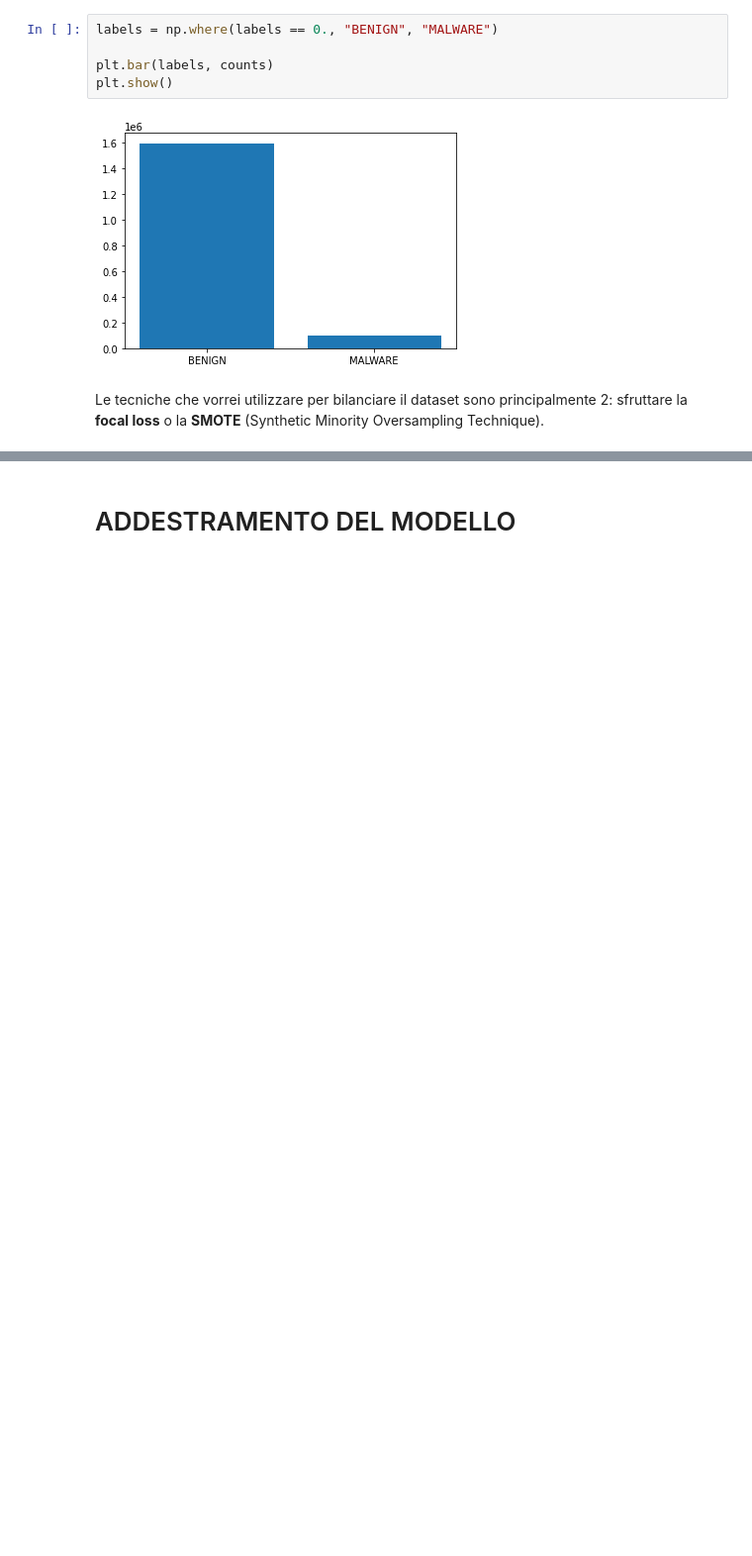
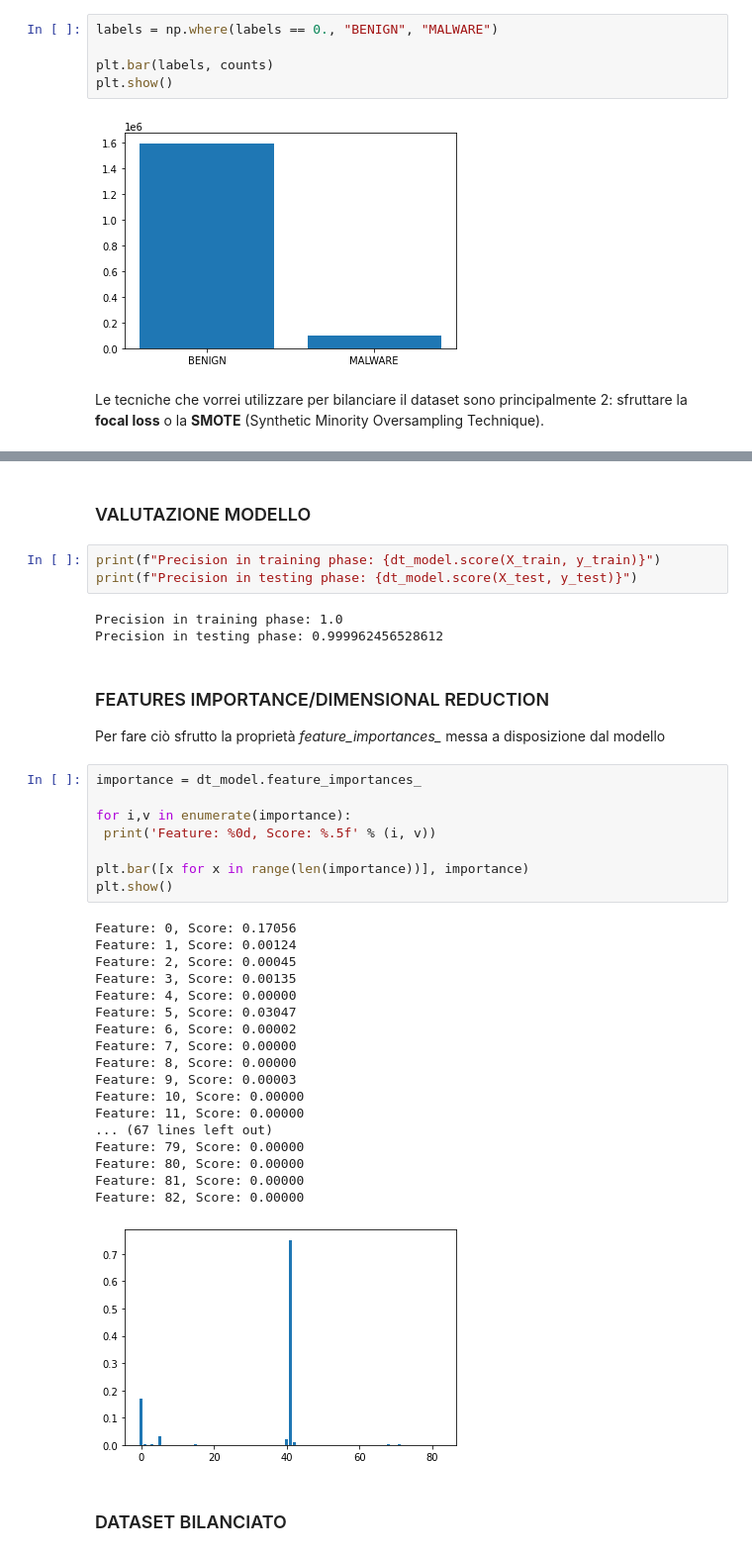
Before and after one commit to denisG99/ransomwareNetworkTrafficDetection, a Jupyter notebook: src/project.ipynb, the cells around one changed output, grey strips where cells are left out. Shown: that part at 99% size. Cells and saved outputs as stored; diff of their text form; blank space fills up the shorter version.

```diff
--- a/src/project.ipynb
+++ b/src/project.ipynb
@@ -356,2 +460,41 @@ Le tecniche che vorrei utilizzare per bilanciare il dataset sono principalmente
 # %% [markdown]
-# ADDESTRAMENTO DEL MODELLO
+### VALUTAZIONE MODELLO
+# %%
+print(f"Precision in training phase: {dt_model.score(X_train, y_train)}")
+print(f"Precision in testing phase: {dt_model.score(X_test, y_test)}")
+# %% [output]
+Precision in training phase: 1.0
+Precision in testing phase: 0.999962456528612
+# %% [markdown]
+### FEATURES IMPORTANCE/DIMENSIONAL REDUCTION
+
+Per fare ciò sfrutto la proprietà *feature_importances\_* messa a disposizione dal modello
+# %%
+importance = dt_model.feature_importances_
+
+for i,v in enumerate(importance):
+ print('Feature: %0d, Score: %.5f' % (i, v))
+
+plt.bar([x for x in range(len(importance))], importance)
+plt.show()
+# %% [output]
+Feature: 0, Score: 0.17056
+Feature: 1, Score: 0.00124
+Feature: 2, Score: 0.00045
+Feature: 3, Score: 0.00135
+Feature: 4, Score: 0.00000
+Feature: 5, Score: 0.03047
+Feature: 6, Score: 0.00002
+Feature: 7, Score: 0.00000
+Feature: 8, Score: 0.00000
+Feature: 9, Score: 0.00003
+Feature: 10, Score: 0.00000
+Feature: 11, Score: 0.00000
+... (67 lines left out)
+Feature: 79, Score: 0.00000
+Feature: 80, Score: 0.00000
+Feature: 81, Score: 0.00000
+Feature: 82, Score: 0.00000
+[figure, added]
+# %% [markdown]
+### DATASET BILANCIATO
```
Also changed, not shown: parts of 26 cells of this notebook, 1 other file.
